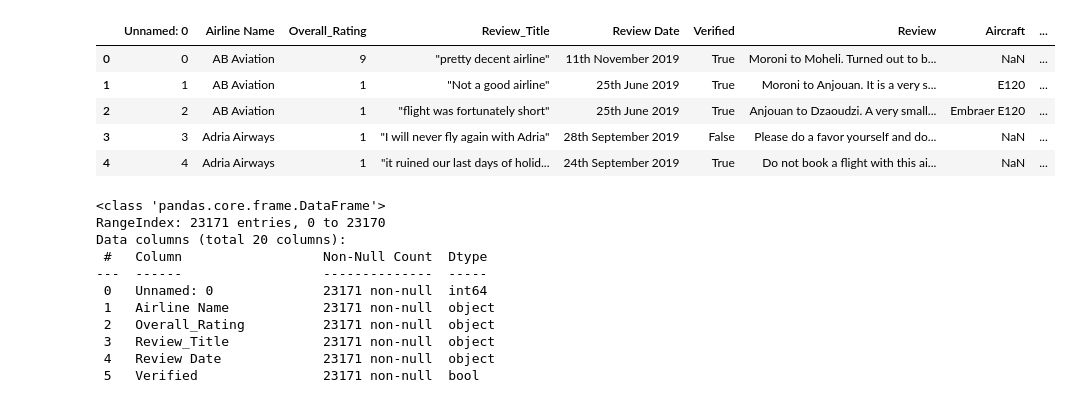
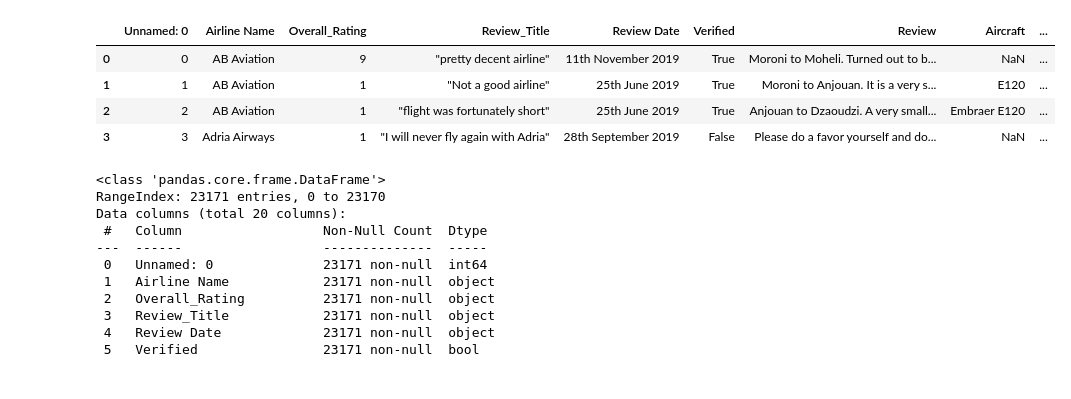
Before and after one commit to yuvarajrajdata/Airlines_review_sentiment_analysis_prediction, a Jupyter notebook: Airlines_review_sentiment_analysis_prediction.ipynb, the cells around one changed output. Drawn from its saved outputs; the diff is of its cells as text; code cells hidden in the pictures.

```diff
--- a/Airlines_review_sentiment_analysis_prediction.ipynb
+++ b/Airlines_review_sentiment_analysis_prediction.ipynb
@@ -4,13 +6,12 @@ import matplotlib.pyplot as plt
 # %%
 data = pd.read_csv(r"C:\Users\user\Desktop\guvi pro\airline_review_NLP\Airline_Reviews.csv")
-data.head(5)
+data.head(4)
 # %% [output]
 |  | Unnamed: 0 | Airline Name | Overall_Rating | Review_Title | Review Date | Verified | Review | Aircraft | ... |
 | 0 | 0 | AB Aviation | 9 | "pretty decent airline" | 11th November 2019 | True | Moroni to Moheli. Turned out to b... | NaN | ... |
 | 1 | 1 | AB Aviation | 1 | "Not a good airline" | 25th June 2019 | True | Moroni to Anjouan. It is a very s... | E120 | ... |
 | 2 | 2 | AB Aviation | 1 | "flight was fortunately short" | 25th June 2019 | True | Anjouan to Dzaoudzi. A very small... | Embraer E120 | ... |
 | 3 | 3 | Adria Airways | 1 | "I will never fly again with Adria" | 28th September 2019 | False | Please do a favor yourself and do... | NaN | ... |
-| 4 | 4 | Adria Airways | 1 | "it ruined our last days of holid... | 24th September 2019 | True | Do not book a flight with this ai... | NaN | ... |
 # %%
 data.info()
 # %% [output]
```
Also changed, not shown: parts of 1 cell of this notebook.
